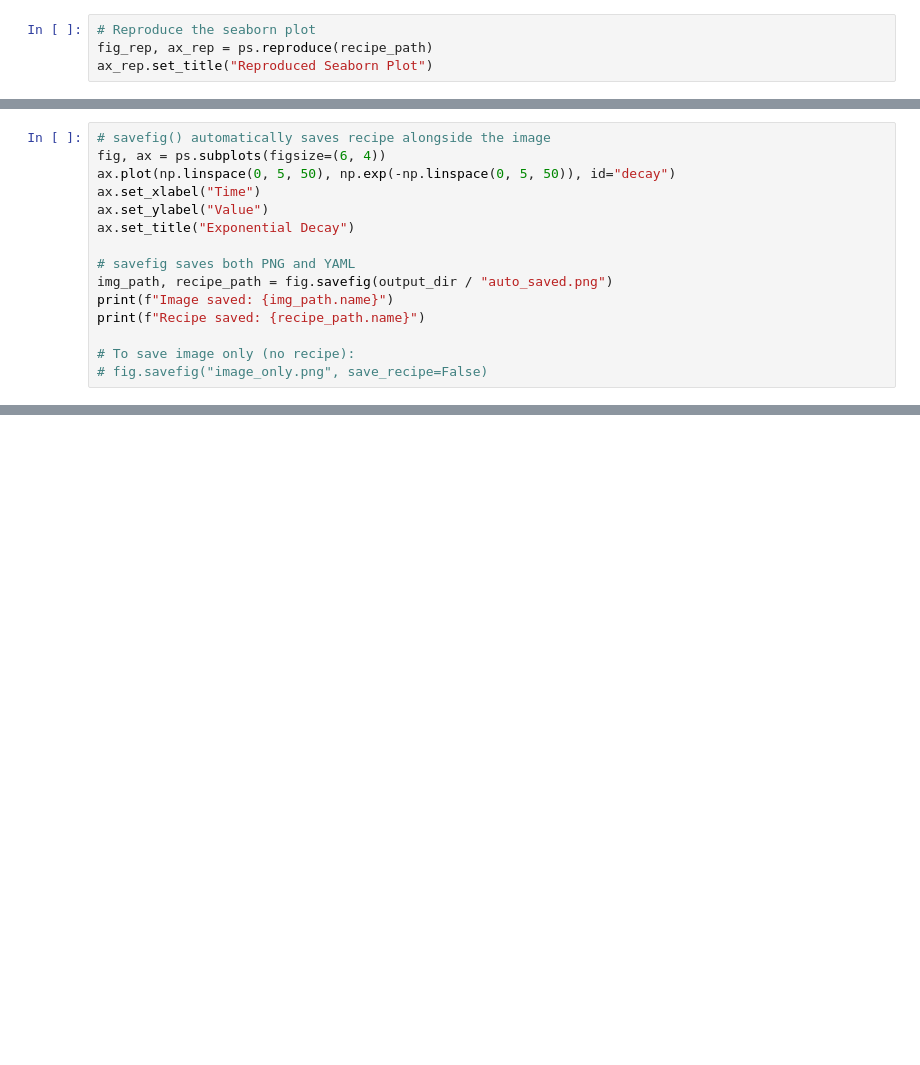
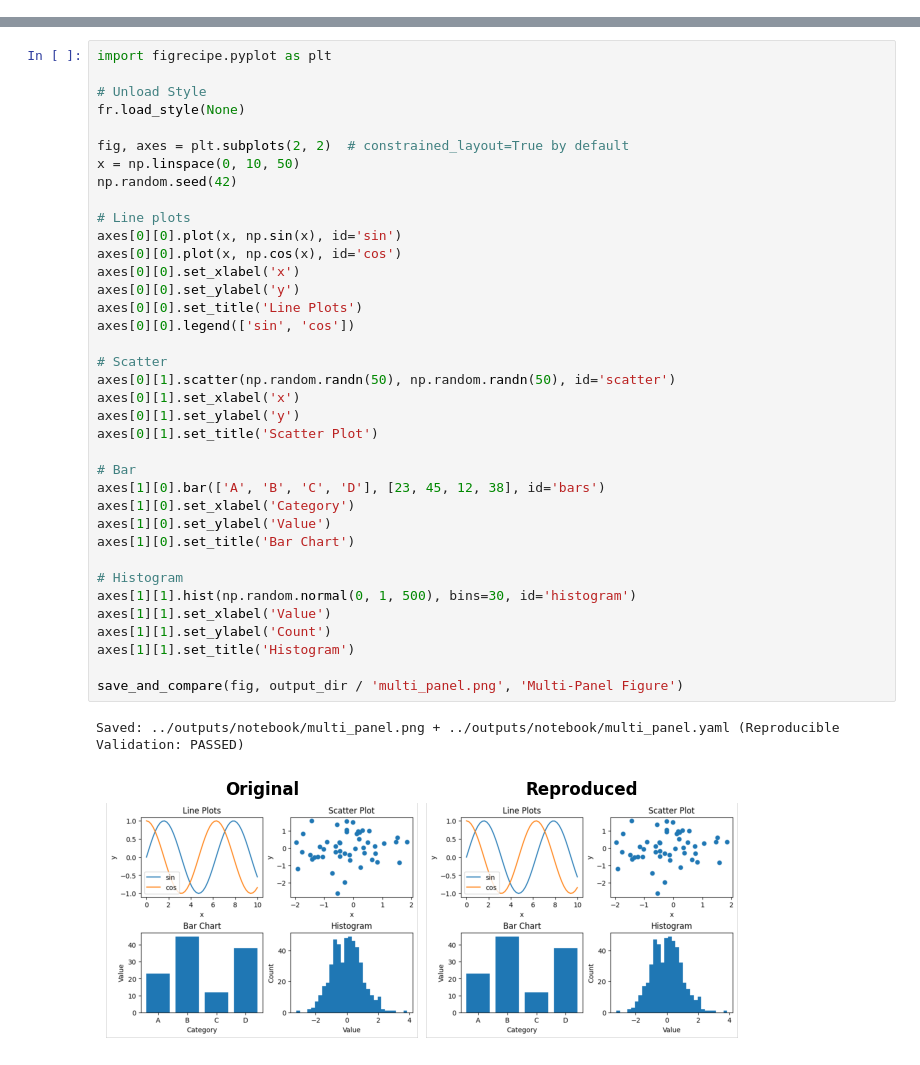
Before and after one commit to ywatanabe1989/figrecipe, a Jupyter notebook: examples/figrecipe_demo.ipynb, the cells around one changed output, grey strips where cells are left out. Saved outputs shown, nothing was run; the diff lists cells and outputs as text; blank space fills up the shorter version.

```diff
--- a/examples/figrecipe_demo.ipynb
+++ b/examples/figrecipe_demo.ipynb
@@ -451,4 +0,0 @@ Saved: ../outputs/notebook/seaborn_example.yaml (Validation: PASSED)
-# %%
-# Reproduce the seaborn plot
-fig_rep, ax_rep = ps.reproduce(recipe_path)
-ax_rep.set_title("Reproduced Seaborn Plot")
@@ -700,15 +0,0 @@ Data verification:
-# %%
-# savefig() automatically saves recipe alongside the image
-fig, ax = ps.subplots(figsize=(6, 4))
-ax.plot(np.linspace(0, 5, 50), np.exp(-np.linspace(0, 5, 50)), id="decay")
-ax.set_xlabel("Time")
-ax.set_ylabel("Value")
-ax.set_title("Exponential Decay")
-
-# savefig saves both PNG and YAML
-img_path, recipe_path = fig.savefig(output_dir / "auto_saved.png")
-print(f"Image saved: {img_path.name}")
-print(f"Recipe saved: {recipe_path.name}")
-
-# To save image only (no recipe):
-# fig.savefig("image_only.png", save_recipe=False)
@@ -761,0 +67,40 @@ Generated data files:
+# %%
+import figrecipe.pyplot as plt
+
+# Unload Style
+fr.load_style(None)
+
+fig, axes = plt.subplots(2, 2)  # constrained_layout=True by default
+x = np.linspace(0, 10, 50)
+np.random.seed(42)
+
+# Line plots
+axes[0][0].plot(x, np.sin(x), id='sin')
+axes[0][0].plot(x, np.cos(x), id='cos')
+axes[0][0].set_xlabel('x')
+axes[0][0].set_ylabel('y')
+axes[0][0].set_title('Line Plots')
+axes[0][0].legend(['sin', 'cos'])
+
+# Scatter
+axes[0][1].scatter(np.random.randn(50), np.random.randn(50), id='scatter')
+axes[0][1].set_xlabel('x')
+axes[0][1].set_ylabel('y')
+axes[0][1].set_title('Scatter Plot')
+
+# Bar
+axes[1][0].bar(['A', 'B', 'C', 'D'], [23, 45, 12, 38], id='bars')
+axes[1][0].set_xlabel('Category')
+axes[1][0].set_ylabel('Value')
+axes[1][0].set_title('Bar Chart')
+
+# Histogram
+axes[1][1].hist(np.random.normal(0, 1, 500), bins=30, id='histogram')
+axes[1][1].set_xlabel('Value')
+axes[1][1].set_ylabel('Count')
+axes[1][1].set_title('Histogram')
+
+save_and_compare(fig, output_dir / 'multi_panel.png', 'Multi-Panel Figure')
+# %% [output]
+Saved: ../outputs/notebook/multi_panel.png + ../outputs/notebook/multi_panel.yaml (Reproducible Validation: PASSED)
+[figure, added]
```
Also changed, not shown: parts of 64 cells of this notebook, 16 other files.
